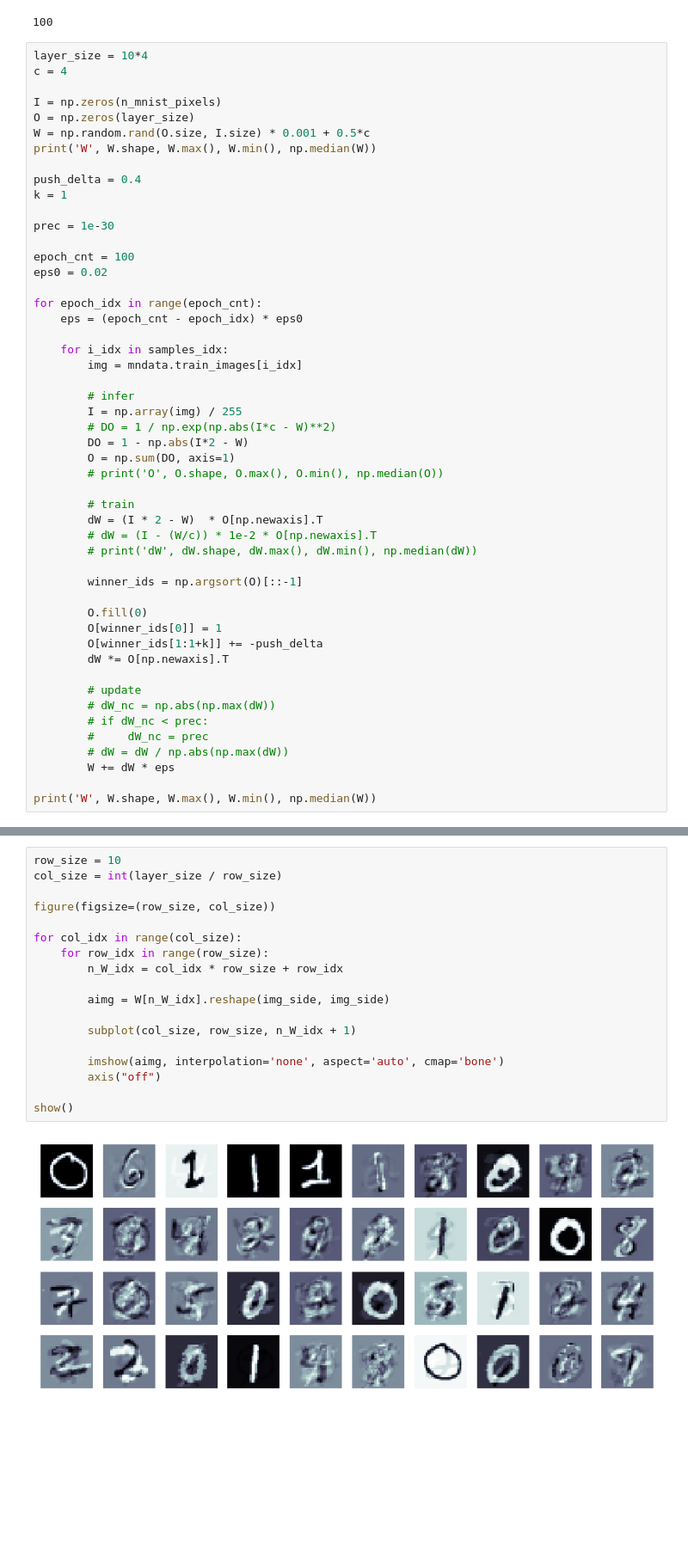
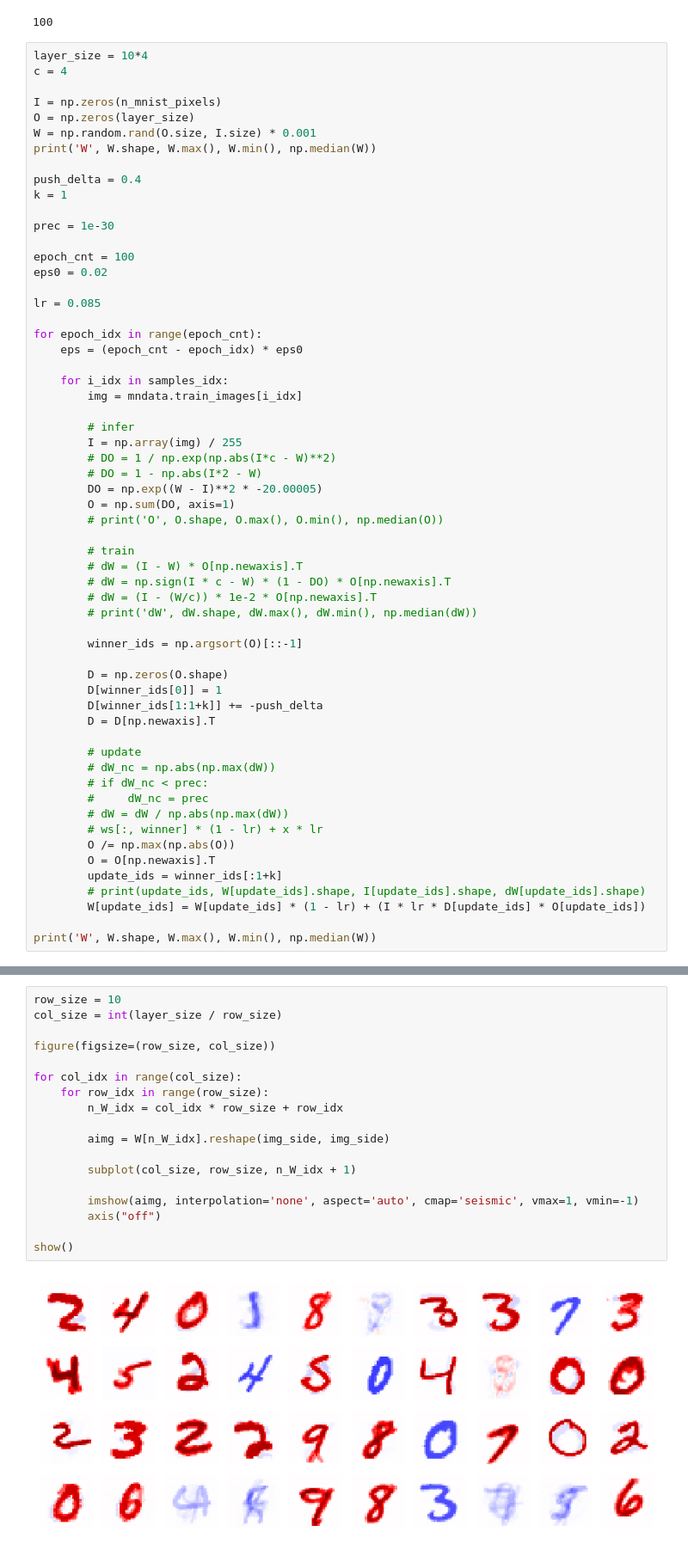
Before and after one commit to ivanoid768/bio_hebbian_with_neighbour_synapse_enforcement, a Jupyter notebook: resonance_synapses.ipynb, the cells around one changed output, grey strips where cells are left out. Shown at 86% size. Drawn from its saved outputs; the diff is of its cells as text; blank space fills up the shorter version.

```diff
--- a/resonance_synapses.ipynb
+++ b/resonance_synapses.ipynb
@@ -29,7 +29,7 @@ c = 4
 
 I = np.zeros(n_mnist_pixels)
 O = np.zeros(layer_size)
-W = np.random.rand(O.size, I.size) * 0.001 + 0.5*c
+W = np.random.rand(O.size, I.size) * 0.001
 print('W', W.shape, W.max(), W.min(), np.median(W))
 
 push_delta = 0.4
@@ -40,6 +40,8 @@ prec = 1e-30
 epoch_cnt = 100
 eps0 = 0.02
 
+lr = 0.085
+
 for epoch_idx in range(epoch_cnt):
     eps = (epoch_cnt - epoch_idx) * eps0
 
@@ -49,28 +51,35 @@ for epoch_idx in range(epoch_cnt):
         # infer
         I = np.array(img) / 255
         # DO = 1 / np.exp(np.abs(I*c - W)**2)
-        DO = 1 - np.abs(I*2 - W)
+        # DO = 1 - np.abs(I*2 - W)
+        DO = np.exp((W - I)**2 * -20.00005)
         O = np.sum(DO, axis=1)
         # print('O', O.shape, O.max(), O.min(), np.median(O))
 
         # train
-        dW = (I * 2 - W)  * O[np.newaxis].T
+        # dW = (I - W) * O[np.newaxis].T
+        # dW = np.sign(I * c - W) * (1 - DO) * O[np.newaxis].T
         # dW = (I - (W/c)) * 1e-2 * O[np.newaxis].T
         # print('dW', dW.shape, dW.max(), dW.min(), np.median(dW))
 
         winner_ids = np.argsort(O)[::-1]
 
-        O.fill(0)
-        O[winner_ids[0]] = 1
-        O[winner_ids[1:1+k]] += -push_delta
-        dW *= O[np.newaxis].T
+        D = np.zeros(O.shape)
+        D[winner_ids[0]] = 1
+        D[winner_ids[1:1+k]] += -push_delta
+        D = D[np.newaxis].T
 
         # update
         # dW_nc = np.abs(np.max(dW))
         # if dW_nc < prec:
         #     dW_nc = prec
         # dW = dW / np.abs(np.max(dW))
-        W += dW * eps
+        # ws[:, winner] * (1 - lr) + x * lr
+        O /= np.max(np.abs(O))
+        O = O[np.newaxis].T
+        update_ids = winner_ids[:1+k]
+        # print(update_ids, W[update_ids].shape, I[update_ids].shape, dW[update_ids].shape)
+        W[update_ids] = W[update_ids] * (1 - lr) + (I * lr * D[update_ids] * O[update_ids])
 
 print('W', W.shape, W.max(), W.min(), np.median(W))
 # %% [output]
@@ -79,20 +88,20 @@ W (40, 784) 952821168.0161165 -1014139308.7402428 -57.027341083848235
 # %%
 row_size = 10
 col_size = int(layer_size / row_size)
 
 figure(figsize=(row_size, col_size))
 
 for col_idx in range(col_size):
     for row_idx in range(row_size):
         n_W_idx = col_idx * row_size + row_idx
 
         aimg = W[n_W_idx].reshape(img_side, img_side)
 
         subplot(col_size, row_size, n_W_idx + 1)
 
-        imshow(aimg, interpolation='none', aspect='auto', cmap='bone')
+        imshow(aimg, interpolation='none', aspect='auto', cmap='seismic', vmax=1, vmin=-1)
         axis("off")
 
 show()
 # %% [output]
-[figure, old version]
+[figure, new version]
```
Also changed, not shown: parts of 1 cell of this notebook.
